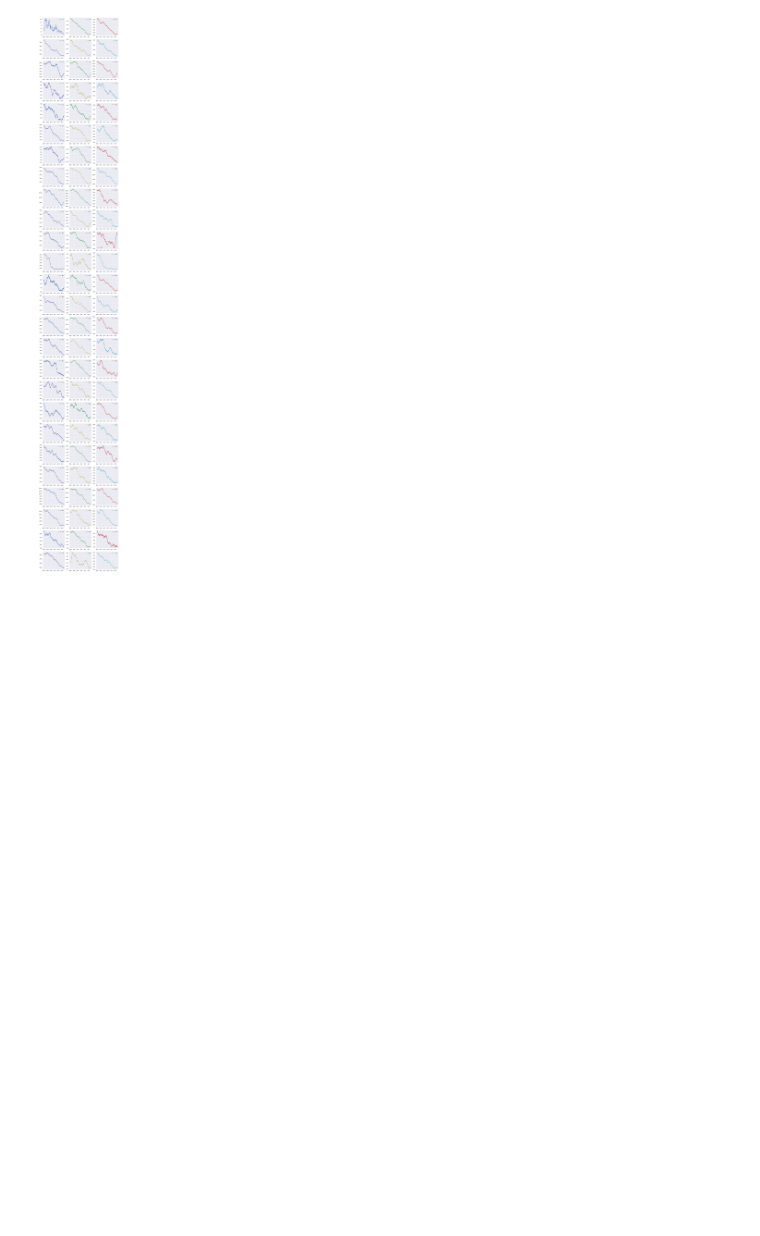
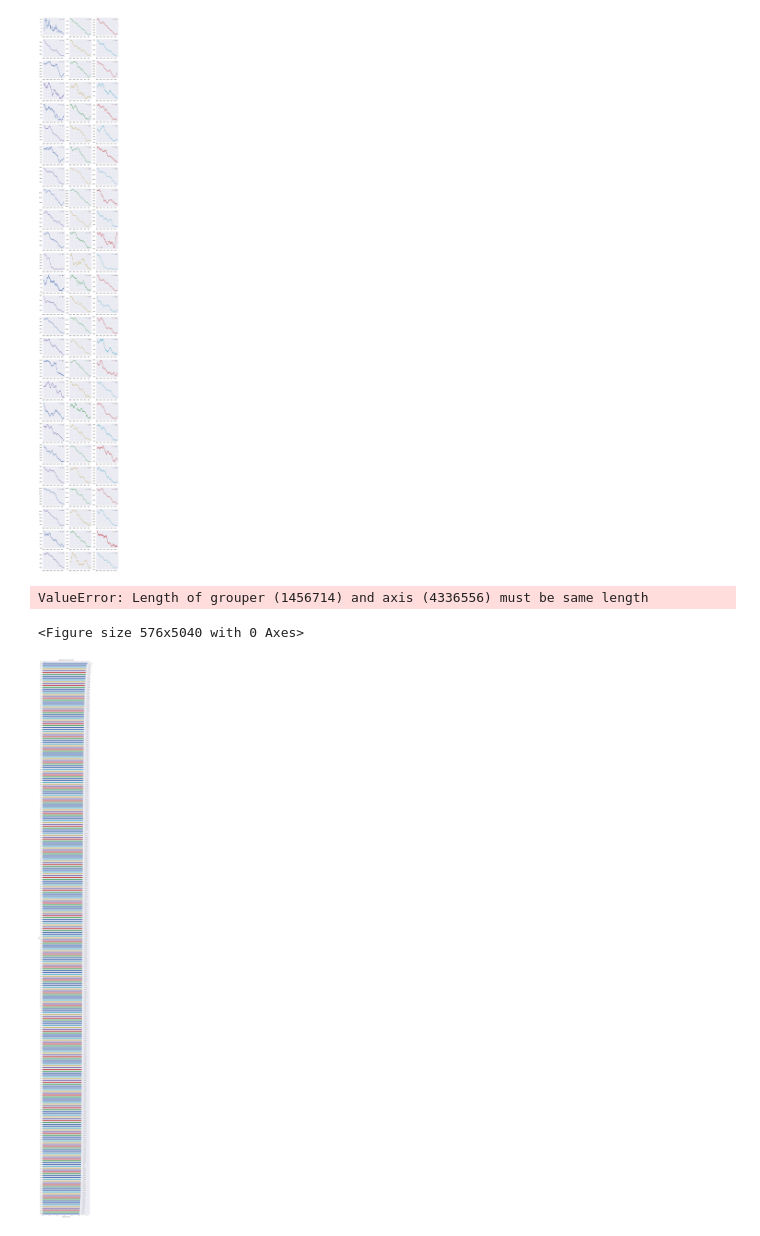
Before and after one commit to dempsy95/cs4266_finalproject, a Jupyter notebook: Problem1-2.ipynb, the cells around one changed output. Drawn from its saved outputs; the diff is of its cells as text; code cells hidden in the pictures; blank space fills up the shorter version.

```diff
--- a/Problem1-2.ipynb
+++ b/Problem1-2.ipynb
@@ -94,6 +91,7 @@ crimes['Block']                = pd.Categorical(crimes['Block'])
 crimes['District']             = pd.Categorical(crimes['District'])
 crimes['Ward']                 = pd.Categorical(crimes['Ward'])
 crimes['Community Area']       = pd.Categorical(crimes['Community Area'])
+crimes['Beat']                 = pd.Categorical(crimes['Beat'])
 # %%
 plt.figure(figsize=(11,5))
 crimes.resample('M').size().plot(legend=False)
@@ -205,3 +170,28 @@ crimes_count_date.index = pd.DatetimeIndex(crimes_count_date.index)
 plo = crimes_count_date.rolling(365).sum().plot(figsize=(12, 90), subplots=True, layout=(-1, 3), sharex=False, sharey=False)
 # %% [output]
 [figure]
+# %%
+plt.figure(figsize=(8,70))
+crimes.groupby([crimes['Beat']]).size().sort_values(ascending=True).plot(kind='barh')
+plt.title('Number of crimes by Beat')
+plt.ylabel('Beat')
+plt.xlabel('Number of crimes')
+plt.show()
+# %% [output]
+ValueError: Length of grouper (1456714) and axis (4336556) must be same length
+<Figure size 576x5040 with 0 Axes>
+# %%
+crimes1 = crimes[crimes['Year'] >= 2012]
+grouped = crimes1.groupby([crimes1['Beat']])
+# %%
+plt.figure(figsize=(10,120))
+mean_crimes_per_hour = grouped.apply(lambda x: x.groupby([x['Y/M/D/H']]).size().mean()).sort_values(ascending=True)
+ax = mean_crimes_per_hour.plot(kind='barh')
+for i in ax.patches:
+    ax.text(i.get_width()+.05, i.get_y()+0.01, str(round(i.get_width(),4)), fontsize = 12, color = 'dimgrey')
+plt.title('Mean Number of crimes by Beat')
+plt.ylabel('Beat')
+plt.xlabel('Number of crimes')
+plt.show()
+# %% [output]
+[figure, added]
```
Also changed, not shown: parts of 15 cells of this notebook, 1 other file.
